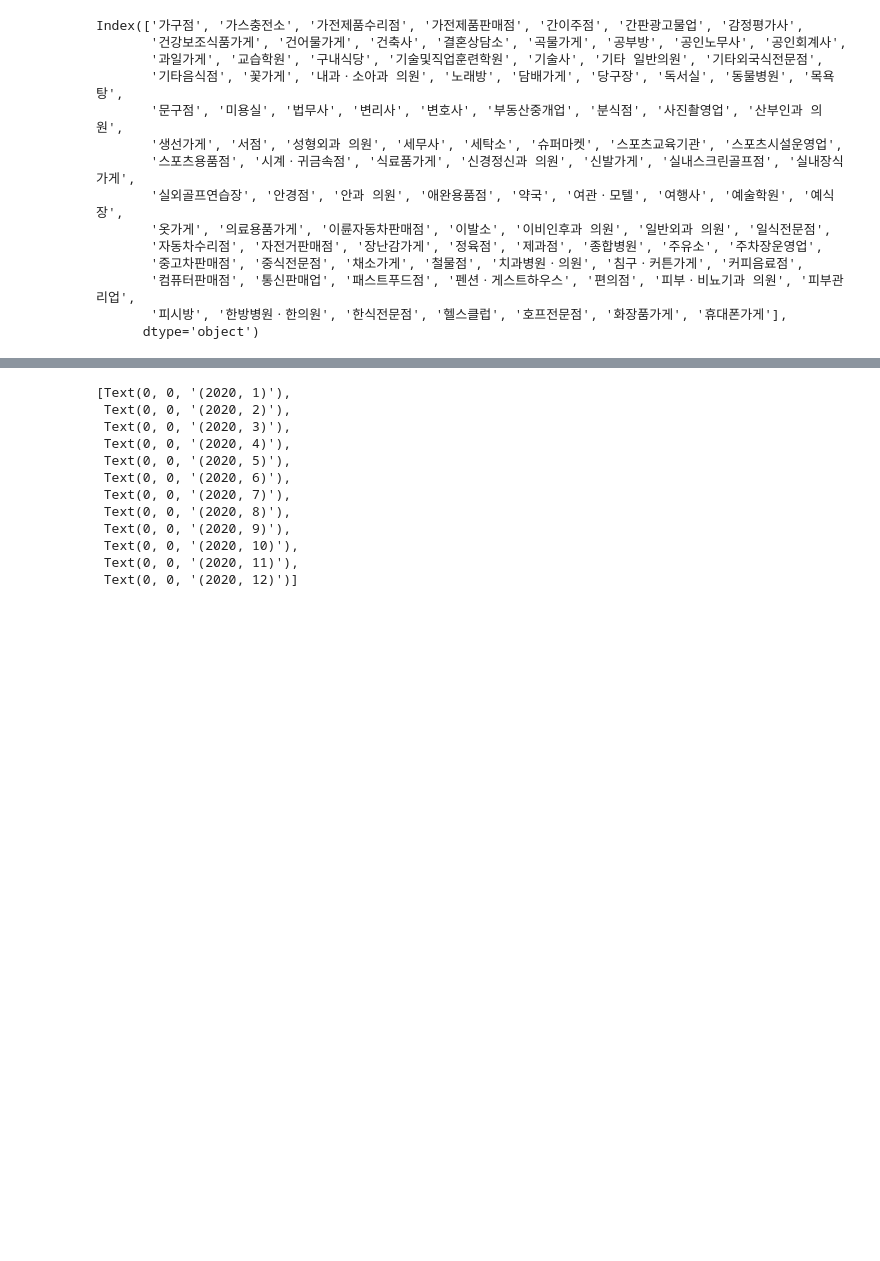
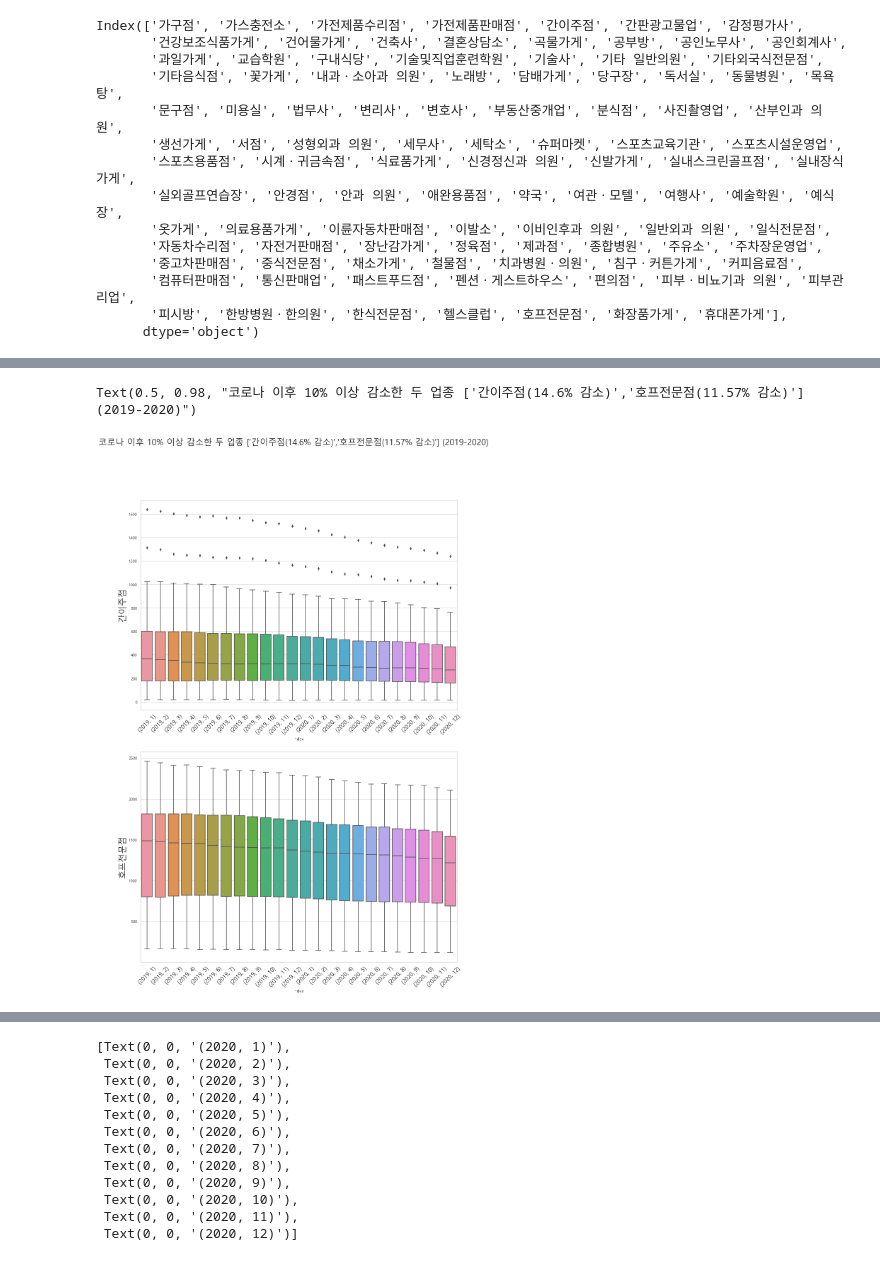
Before and after one commit to inhoinno/2021_BigData, a Jupyter notebook: Data_Visualizing1.ipynb, the cells around one changed output, grey strips where cells are left out. Saved outputs shown, nothing was run; the diff lists cells and outputs as text; code cells hidden in the pictures; blank space fills up the shorter version.

```diff
--- a/Data_Visualizing1.ipynb
+++ b/Data_Visualizing1.ipynb
@@ -1111,0 +1161,5 @@ IndexError: list index out of range
+# %%
+dd = data.loc[idx[[2019,2020],idx[1:12],idx[:'충청북도']]]
+dd = dd.reset_index(level=2)
+dd['index']= dd.index
+dd = dd[(dd['city'].values != ['경기도']) & (dd['city'].values != ['서울특별시'])]
@@ -1111,0 +1182,16 @@ IndexError: list index out of range
+# %%
+dd = dd.reset_index()
+# %%
+#P=13
+Q=2
+fig, ax = plt.subplots(2,1,figsize=(16,24))
+for j in range(Q):
+    g=sns.boxplot(data=dd, x='index', y=reduced[j], ax= ax[j])
+    g.set_xticklabels(g.get_xticklabels(), rotation=45, fontsize=16)
+    g.set_xticklabels(g.get_xticklabels(), rotation=45)
+    g.set_ylabel(reduced[j], fontsize = 24)
+#간이 주점, 호프전문점, 노래방, 구내식당, 기타음식점
+fig.suptitle('코로나 이후 10% 이상 감소한 두 업종 [\'간이주점(14.6% 감소)\',\'호프전문점(11.57% 감소)\'] (2019-2020)', fontsize=24)
+# %% [output]
+Text(0.5, 0.98, "코로나 이후 10% 이상 감소한 두 업종 ['간이주점(14.6% 감소)','호프전문점(11.57% 감소)'] (2019-2020)")
+[figure, added]
```
Also changed, not shown: parts of 21 cells of this notebook, 5 other files.
